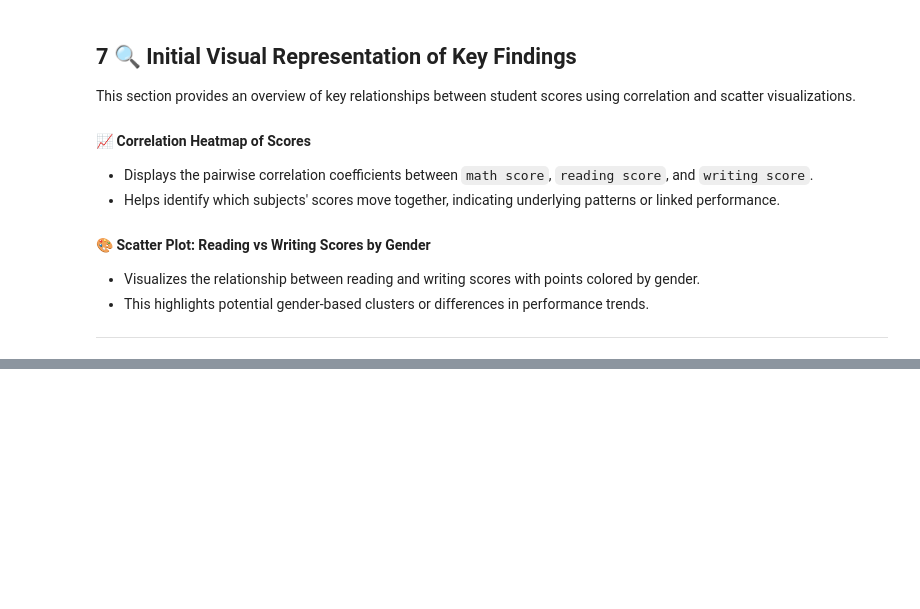
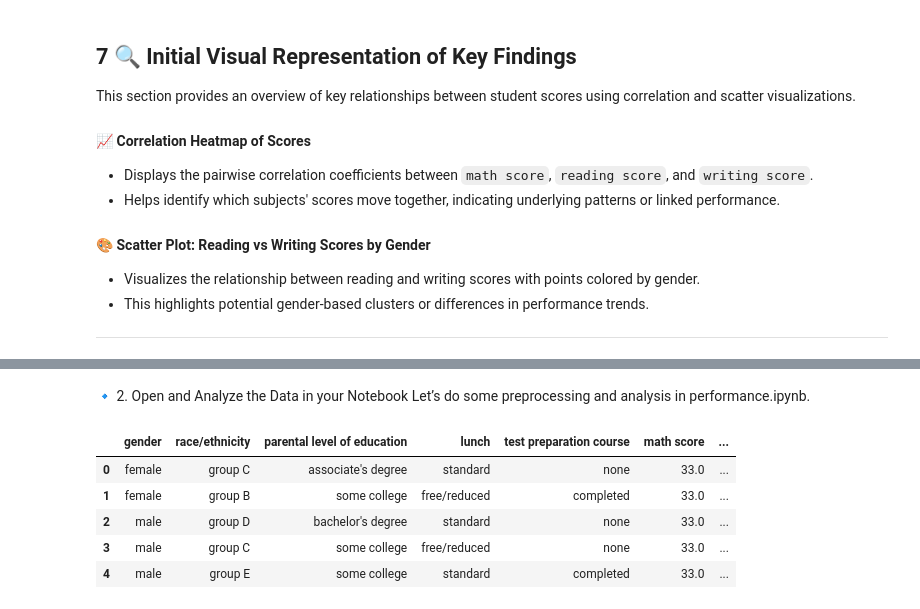
Before and after one commit to picreator-droid/Analytics-Architect-Pro-Student-Performance-In-Exam-Analysis, a Jupyter notebook: performance.ipynb, the cells around one changed output, grey strips where cells are left out. Cells and saved outputs as stored; diff of their text form; code cells hidden in the pictures; blank space fills up the shorter version.

```diff
--- a/performance.ipynb
+++ b/performance.ipynb
@@ -536,0 +646,16 @@ plt.show()
+# %% [markdown]
+🔹 2. Open and Analyze the Data in your Notebook
+Let’s do some preprocessing and analysis in performance.ipynb.
+# %%
+
+
+# Load the dataset
+df = pd.read_csv('cleaned_student_data.csv')
+df.head()
+# %% [output]
+|  | gender | race/ethnicity | parental level of education | lunch | test preparation course | math score | ... |
+| 0 | female | group C | associate's degree | standard | none | 33.0 | ... |
+| 1 | female | group B | some college | free/reduced | completed | 33.0 | ... |
+| 2 | male | group D | bachelor's degree | standard | none | 33.0 | ... |
+| 3 | male | group C | some college | free/reduced | none | 33.0 | ... |
+| 4 | male | group E | some college | standard | completed | 33.0 | ... |
```
Also changed, not shown: parts of 20 cells of this notebook.
